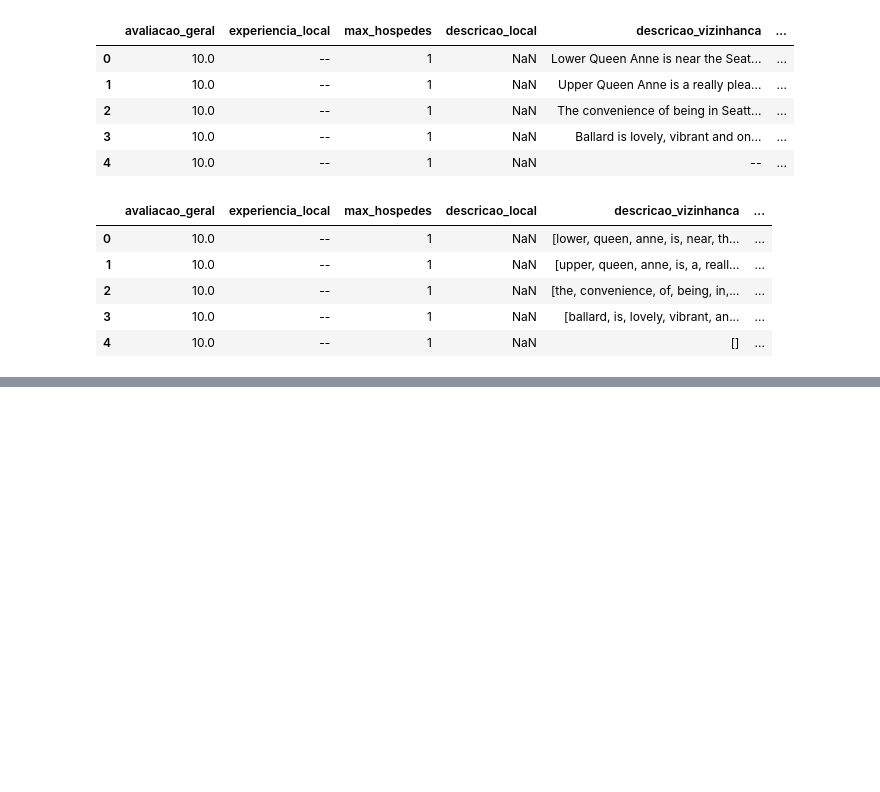
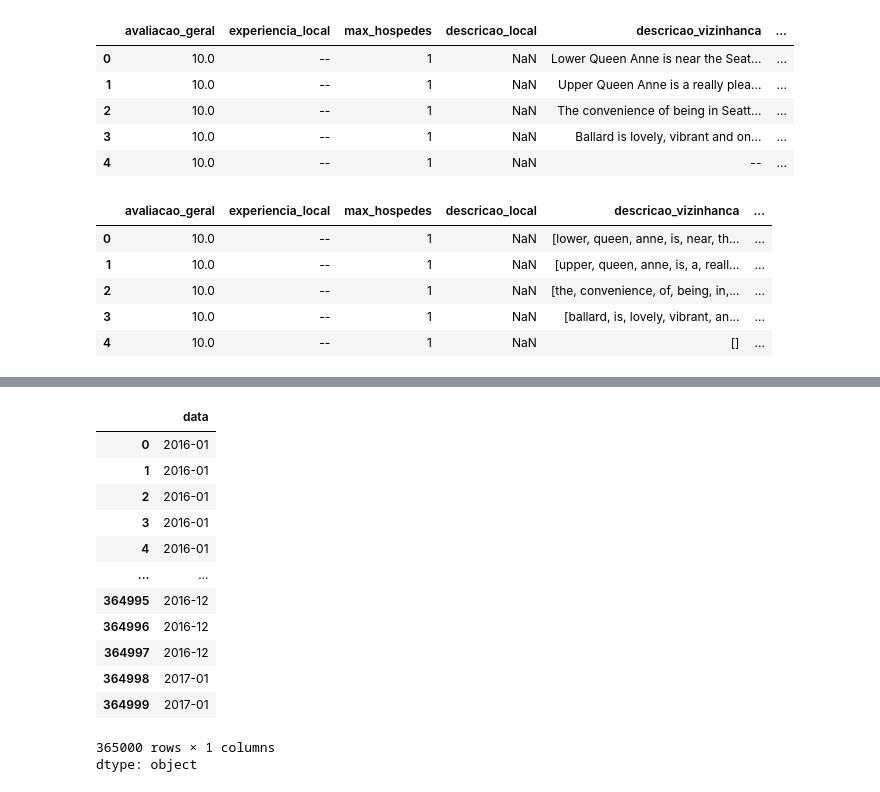
Before and after one commit to PalomaPaulaRibeiro/Projeto-transforma-o, a Jupyter notebook: Projeto_transformacaoipynb.ipynb, the cells around one changed output, grey strips where cells are left out. Drawn from its saved outputs; the diff is of its cells as text; code cells hidden in the pictures; blank space fills up the shorter version.

```diff
--- a/Projeto_transformacaoipynb.ipynb
+++ b/Projeto_transformacaoipynb.ipynb
@@ -287,0 +337,17 @@ dados.head()
+# %%
+dt_data['data'].dt.strftime('%Y-%m')
+# %% [output]
+|  | data |
+| 0 | 2016-01 |
+| 1 | 2016-01 |
+| 2 | 2016-01 |
+| 3 | 2016-01 |
+| 4 | 2016-01 |
+| ... | ... |
+| 364995 | 2016-12 |
+| 364996 | 2016-12 |
+| 364997 | 2016-12 |
+| 364998 | 2017-01 |
+| 364999 | 2017-01 |
+365000 rows × 1 columns
+dtype: object
```
Also changed, not shown: parts of 6 cells of this notebook.
